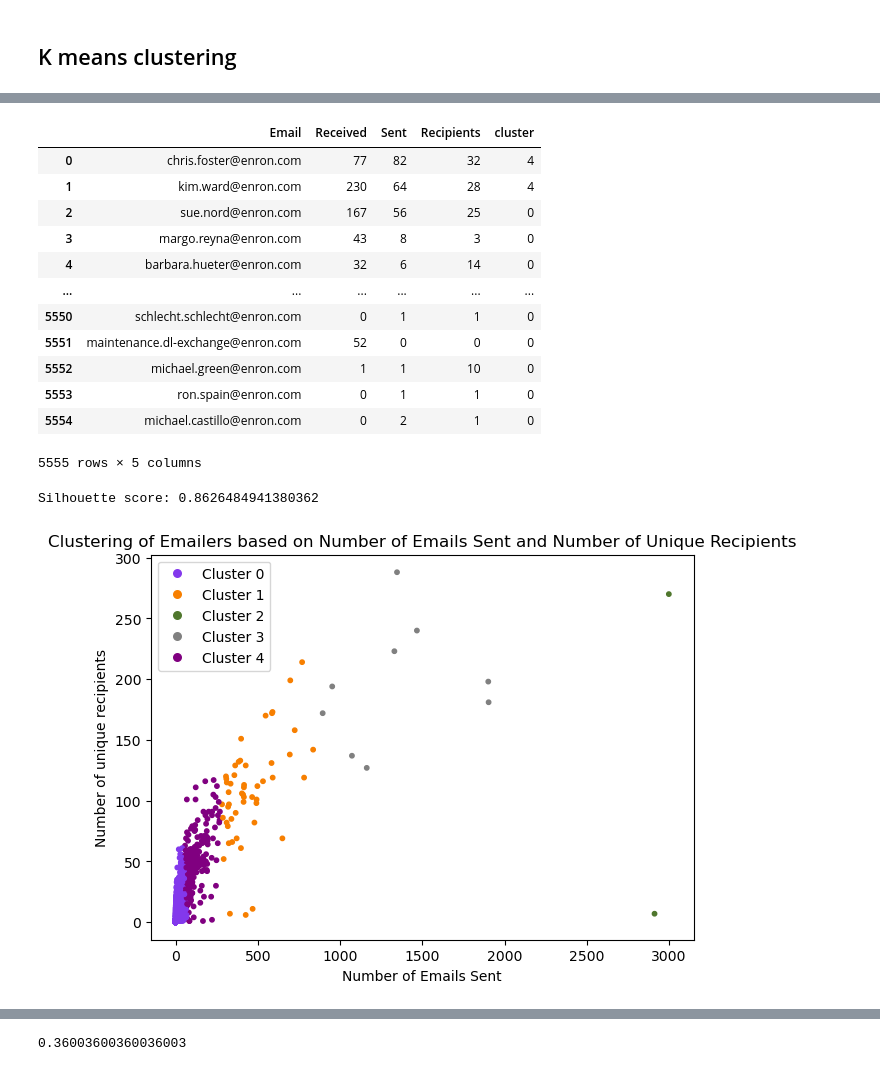
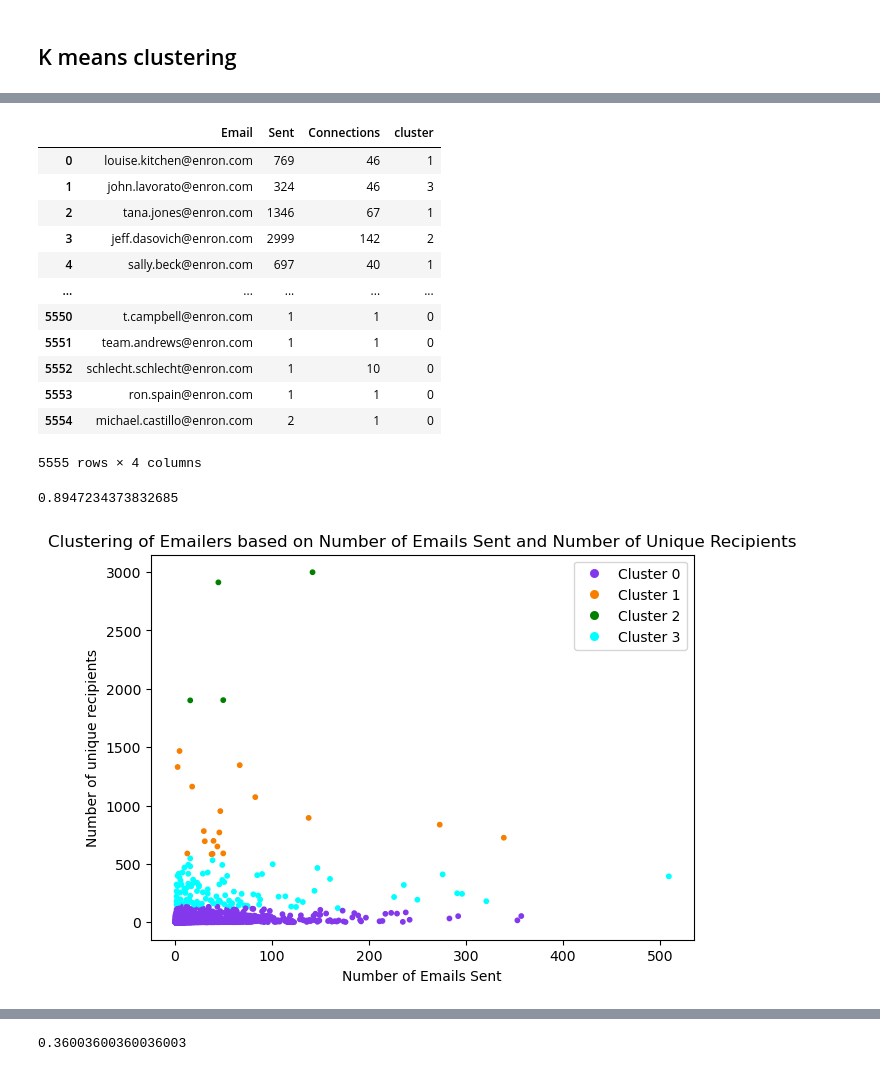
Before and after one commit to nisigit/synthetic-data-generator, a Jupyter notebook: generation.ipynb, the cells around one changed output, grey strips where cells are left out. Drawn from its saved outputs; the diff is of its cells as text; code cells hidden in the pictures.

```diff
--- a/generation.ipynb
+++ b/generation.ipynb
@@ -132,3 +133,11 @@ for index, row in emails.iterrows():
         all_people[recipient].received[email.id] = email
         all_people[email.sender].sent[email.id] = email
         all_people[email.sender].recipients.add(recipient)
+# %%
+graph = nx.Graph()
+for person in all_people.values():
+    for email in person.sent.values():
+        for recipient in email.recipients:
+            graph.add_edge(person.email, recipient)
+
+print(len(graph.nodes), len(graph.edges))
@@ -135,11 +146,21 @@ for index, row in emails.iterrows():
+# %%
+# list of length of each node's edges
+graph_degrees = [len(edges) for node, edges in graph.adjacency()]
+# list of node emails in the order of the degrees
+graph_emails = [node for node, edges in sorted(graph.adjacency(), key=lambda x: len(x[1]), reverse=True)]
+graph_degrees_sent = [len(all_people[email].sent) for email in graph_emails]
 # %%
-data = {'Email': [], 'Received': [], 'Sent': [], 'Recipients': []}
+data = {'Email': [], 'Sent': [], 'Connections': []}
 
-for person in all_people.values():
-    data['Email'].append(person.email)
-    data['Received'].append(len(person.received))
-    data['Sent'].append(len(person.sent))
-    data['Recipients'].append(len(person.recipients))
+# for person in all_people.values():
+#     data['Email'].append(person.email)
+#     data['Received'].append(len(person.received))
+#     data['Sent'].append(len(person.sent))
+#     data['Recipients'].append(len(person.recipients))
+for email, connections, sent_degree in zip(graph_emails, graph_degrees, graph_degrees_sent):
+    data['Email'].append(email)
+    data['Sent'].append(sent_degree)
+    data['Connections'].append(connections)
 
 activity = pd.DataFrame(data)
 activity
@@ -417,52 +429,49 @@ plt.show()
 # %%
-n_clusters = 5
-X = activity[['Sent', 'Recipients']]
+n_clusters = 4
+X = activity[['Sent', 'Connections']]
 kmeans = KMeans(n_clusters=n_clusters, random_state=42)
 y_means = kmeans.fit_predict(X)
 activity['cluster'] = y_means
 activity
 # %% [output]
-|  | Email | Received | Sent | Recipients | cluster |
-| 0 | chris.foster@enron.com | 77 | 82 | 32 | 4 |
-| 1 | kim.ward@enron.com | 230 | 64 | 28 | 4 |
-| 2 | sue.nord@enron.com | 167 | 56 | 25 | 0 |
-| 3 | margo.reyna@enron.com | 43 | 8 | 3 | 0 |
-| 4 | barbara.hueter@enron.com | 32 | 6 | 14 | 0 |
-| ... | ... | ... | ... | ... | ... |
-| 5550 | schlecht.schlecht@enron.com | 0 | 1 | 1 | 0 |
-| 5551 | maintenance.dl-exchange@enron.com | 52 | 0 | 0 | 0 |
-| 5552 | michael.green@enron.com | 1 | 1 | 10 | 0 |
-| 5553 | ron.spain@enron.com | 0 | 1 | 1 | 0 |
-| 5554 | michael.castillo@enron.com | 0 | 2 | 1 | 0 |
+|  | Email | Sent | Connections | cluster |
+| 0 | louise.kitchen@enron.com | 769 | 46 | 1 |
+| 1 | john.lavorato@enron.com | 324 | 46 | 3 |
+| 2 | tana.jones@enron.com | 1346 | 67 | 1 |
+| 3 | jeff.dasovich@enron.com | 2999 | 142 | 2 |
+| 4 | sally.beck@enron.com | 697 | 40 | 1 |
+| ... | ... | ... | ... | ... |
+| 5550 | t.campbell@enron.com | 1 | 1 | 0 |
+| 5551 | team.andrews@enron.com | 1 | 1 | 0 |
+| 5552 | schlecht.schlecht@enron.com | 1 | 10 | 0 |
+| 5553 | ron.spain@enron.com | 1 | 1 | 0 |
+| 5554 | michael.castillo@enron.com | 2 | 1 | 0 |
-5555 rows × 5 columns
+5555 rows × 4 columns
 # %%
 from sklearn.metrics import silhouette_score
-
-# Calculate the silhouette score
 silhouette = silhouette_score(X, y_means)
-
-print(f'Silhouette score: {silhouette}')
+silhouette
 # %% [output]
-Silhouette score: 0.8626484941380362
+0.8947234373832685
 # %%
 # Define the color map for the clusters
-colour_map = {0: '#8338ec', 1: '#f77f00', 2: '#4f772d', 3: 'grey', 4: 'purple', 5: 'pink'}
+colour_map = {0: '#8338ec', 1: '#f77f00', 2: 'green', 3: 'cyan', 4: 'purple', 5: 'pink'}
 plt.figure(figsize=(7, 5))
 
 # Create the scatter plot with the specified colors
 # plt.scatter(activity['Received'], activity['Sent'], c=activity['cluster'].map(color_map))
 # plt.scatter(activity['Sent'], np.zeros(len(X)), c=activity['cluster'].map(colour_map), s=3)
-plt.scatter(activity['Sent'], activity['Recipients'],
+plt.scatter(activity['Connections'], activity['Sent'],
             c=activity['cluster'].map(colour_map).tolist(), s=10)
 plt.ylabel('Number of unique recipients')
 plt.xlabel('Number of Emails Sent')
 plt.title('Clustering of Emailers based on Number of Emails Sent and Number of Unique Recipients')
 
 # Create the legend
 plt.legend(handles=[Line2D([0], [0], marker='.', color='w', label=f'Cluster {cluster_num}', markerfacecolor=colour_map[cluster_num], markersize=15)
                     for cluster_num in range(n_clusters)])
 
 plt.show()
 # %% [output]
-[figure, old version]
+[figure, new version]
 # %%
```
Also changed, not shown: parts of 47 cells of this notebook, 3 other files.
